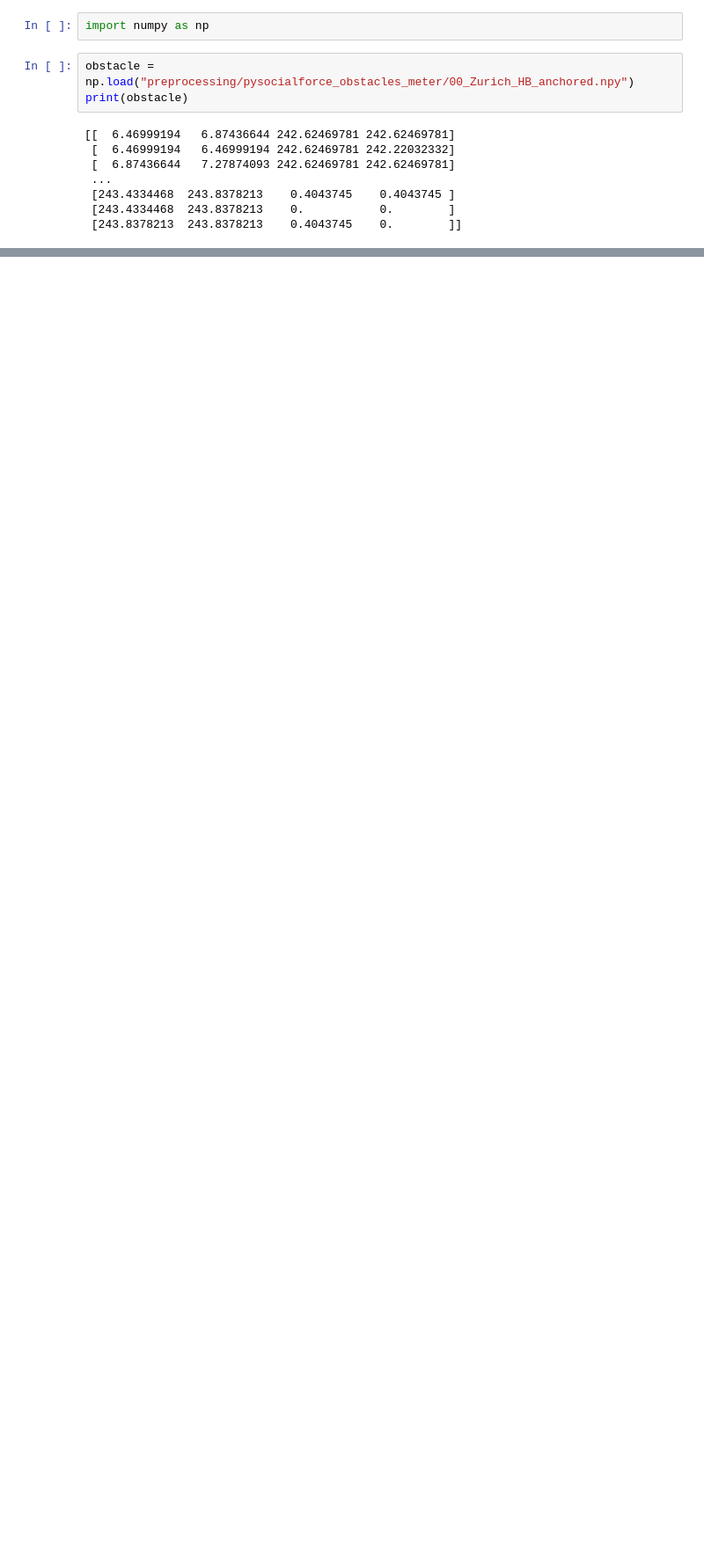
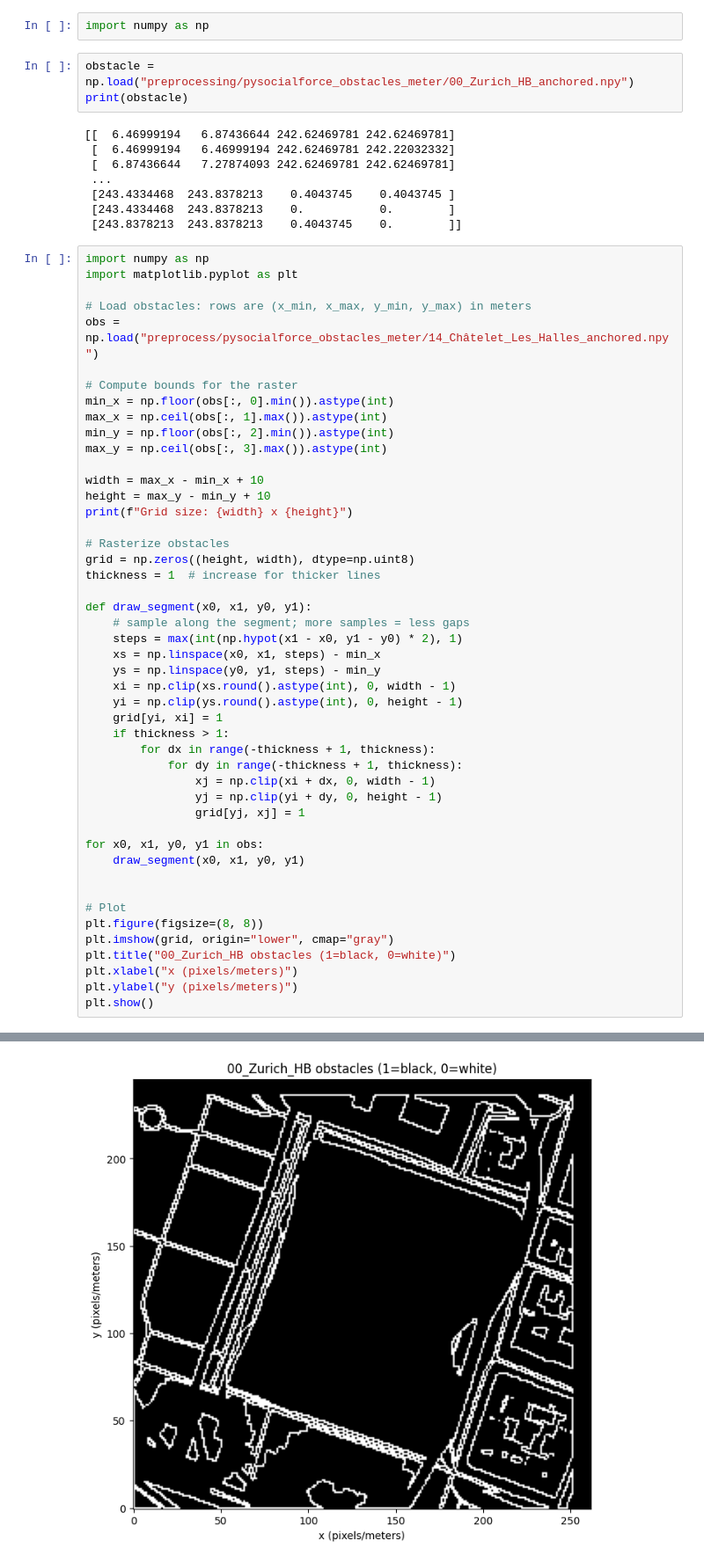
Before and after one commit to sweetspot00/rlaif-llm-translator, a Jupyter notebook: experiments.ipynb, the cells around one changed output, grey strips where cells are left out. Shown at 88% size. Saved outputs shown, nothing was run; the diff lists cells and outputs as text; blank space fills up the shorter version.

```diff
--- a/experiments.ipynb
+++ b/experiments.ipynb
@@ -11,3 +11,51 @@ print(obstacle)
  [243.4334468  243.8378213    0.4043745    0.4043745 ]
  [243.4334468  243.8378213    0.           0.        ]
  [243.8378213  243.8378213    0.4043745    0.        ]]
+# %%
+import numpy as np
+import matplotlib.pyplot as plt
+
+# Load obstacles: rows are (x_min, x_max, y_min, y_max) in meters
+obs = np.load("preprocess/pysocialforce_obstacles_meter/14_Châtelet_Les_Halles_anchored.npy")
+
+# Compute bounds for the raster
+min_x = np.floor(obs[:, 0].min()).astype(int)
+max_x = np.ceil(obs[:, 1].max()).astype(int)
+min_y = np.floor(obs[:, 2].min()).astype(int)
+max_y = np.ceil(obs[:, 3].max()).astype(int)
+
+width = max_x - min_x + 10
+height = max_y - min_y + 10
+print(f"Grid size: {width} x {height}")
+
+# Rasterize obstacles
+grid = np.zeros((height, width), dtype=np.uint8)
+thickness = 1  # increase for thicker lines
+
+def draw_segment(x0, x1, y0, y1):
+    # sample along the segment; more samples = less gaps
+    steps = max(int(np.hypot(x1 - x0, y1 - y0) * 2), 1)
+    xs = np.linspace(x0, x1, steps) - min_x
+    ys = np.linspace(y0, y1, steps) - min_y
+    xi = np.clip(xs.round().astype(int), 0, width - 1)
+    yi = np.clip(ys.round().astype(int), 0, height - 1)
+    grid[yi, xi] = 1
+    if thickness > 1:
+        for dx in range(-thickness + 1, thickness):
+            for dy in range(-thickness + 1, thickness):
+                xj = np.clip(xi + dx, 0, width - 1)
+                yj = np.clip(yi + dy, 0, height - 1)
+                grid[yj, xj] = 1
+
+for x0, x1, y0, y1 in obs:
+    draw_segment(x0, x1, y0, y1)
+
+
+# Plot
+plt.figure(figsize=(8, 8))
+plt.imshow(grid, origin="lower", cmap="gray")
+plt.title("00_Zurich_HB obstacles (1=black, 0=white)")
+plt.xlabel("x (pixels/meters)")
+plt.ylabel("y (pixels/meters)")
+plt.show()
+# %% [output]
@@ -14,3 +63,4 @@ print(obstacle)
+[figure, added]
 # %%
 # load npz file and print its content
 
```
Also changed, not shown: parts of 12 cells of this notebook, 21 other files.
